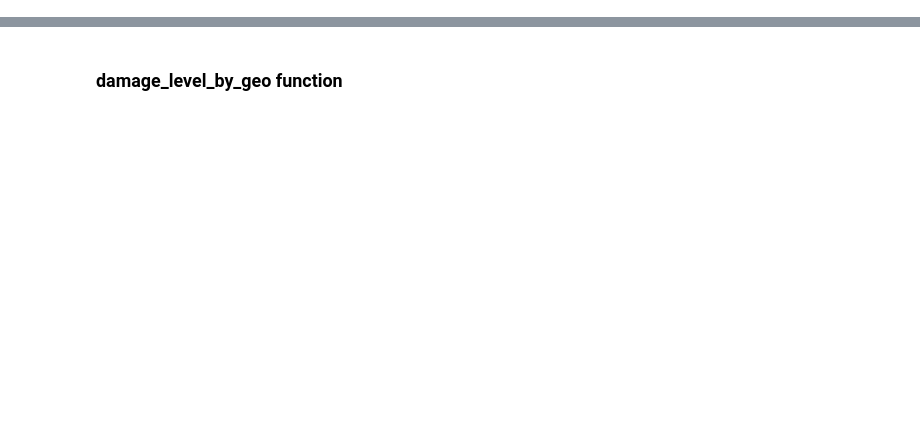
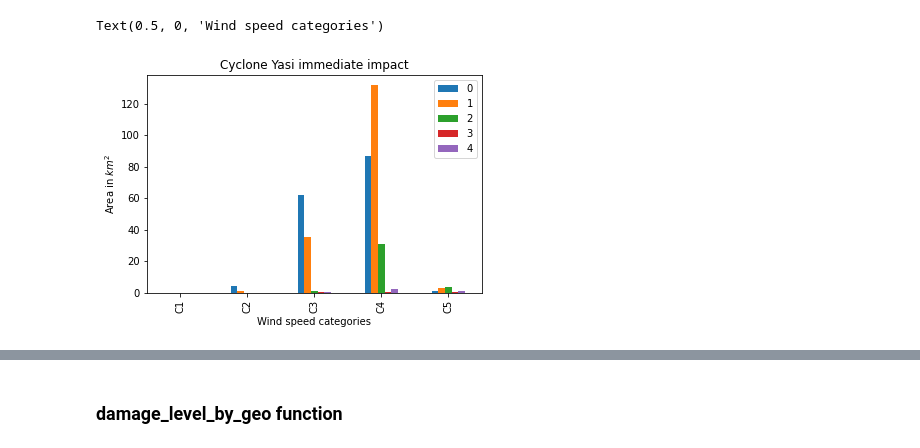
Before and after one commit to christopherowers/TC_mangroves, a Jupyter notebook: Cyclone_damage.ipynb, the cells around one changed output, grey strips where cells are left out. Cells and saved outputs as stored; diff of their text form; code cells hidden in the pictures; blank space fills up the shorter version.

Commit message:
working for yasi - needs to be cleaned up

```diff
--- a/Cyclone_damage.ipynb
+++ b/Cyclone_damage.ipynb
@@ -56,5 +51,5 @@ windspeed_category = {'C1': [0., 125*1000/60**2],
 # %%
-geotiff_path = './Yasi_25m_EPSG3577.tif'
+geotiff_path = './'+cyclone_name+'_25m_EPSG3577.tif'
 # Open into an xarray.DataArray
 geotiff_da = rioxarray.open_rasterio(geotiff_path)
 # Covert our xarray.DataArray into a xarray.Dataset
@@ -130,7 +145,30 @@ ac_datasets = dc.find_datasets(product = 'ga_ls_mangrove_cover_cyear_3',time=tim
 # after cyclone mangrove canopy cover datasets, group by time
 ac_datasets = dc.group_datasets(ac_datasets, group_by='time')
 # %%
-# get polygon extent of cyclone # just using first value for testing
-loading_polygon = first_value.intersection(geobox.to_crs(first_value.crs))
-# get bounding box of polygon with 25m res
-loading_box = geometry.GeoBox.from_geopolygon(loading_polygon, resolution=(25, -25))
+# set up empty variables
+wind_cat_full = None
+all_wind_cat_full = None
+
+# # get polygon extent of cyclone # just using first value for testing
+# loading_polygon = first_value.intersection(geobox.to_crs(first_value.crs))
+# # get bounding box of polygon with 25m res
+# loading_box = geometry.GeoBox.from_geopolygon(loading_polygon, resolution=(25, -25))
+
+for key, value in cyclone_extent.items():
+    # get polygon extent of cyclone
+    loading_polygon = value.intersection(geobox.to_crs(value.crs))
+    # get bounding box of polygon with 25m res
+    loading_box = geometry.GeoBox.from_geopolygon(loading_polygon, resolution=(25, -25))
+    # run the function damage_level_by_geo
+    wind_cat, all_wind_cat = damage_level_by_geo('./', cyclone_name,
+                                             cyclone_ds, bc_datasets, ac_datasets,
+                                             loading_box, windspeed_category, dump=True)
+
+    if wind_cat_full is None:
+        wind_cat_full = wind_cat
+        all_wind_cat_full = all_wind_cat
+    else:
+        wind_cat_full += wind_cat
+        all_wind_cat_full += all_wind_cat
+    print(wind_cat_full)
+    print(all_wind_cat_full)
@@ -136,0 +193,6 @@ loading_box = geometry.GeoBox.from_geopolygon(loading_polygon, resolution=(25, -
+# %%
+with open(cyclone_name+'_tally.pkl', 'wb') as f:
+    pickle.dump((wind_cat_full, all_wind_cat_full), f)
+# %%
+with open(cyclone_name+'_tally.pkl', 'rb') as f:
+    wind_cat_full, all_wind_cat_full = pickle.load(f)
@@ -136,0 +208,7 @@ loading_box = geometry.GeoBox.from_geopolygon(loading_polygon, resolution=(25, -
+# %%
+figure_a = wind_cat_full.astype('float').plot(kind='bar', title='Cyclone Yasi immediate impact')
+figure_a.set_ylabel('Area in $km^2$')
+figure_a.set_xlabel('Wind speed categories')
+# %% [output]
+Text(0.5, 0, 'Wind speed categories')
+[figure, added]
```
Also changed, not shown: parts of 25 cells of this notebook.
